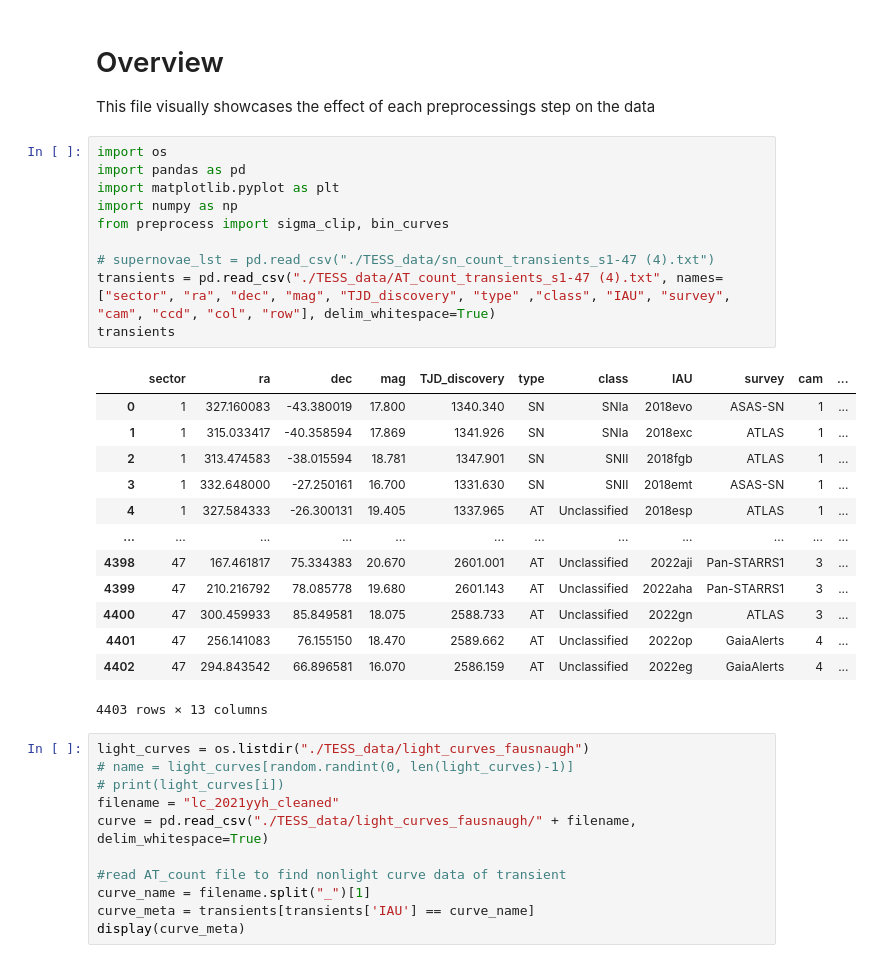
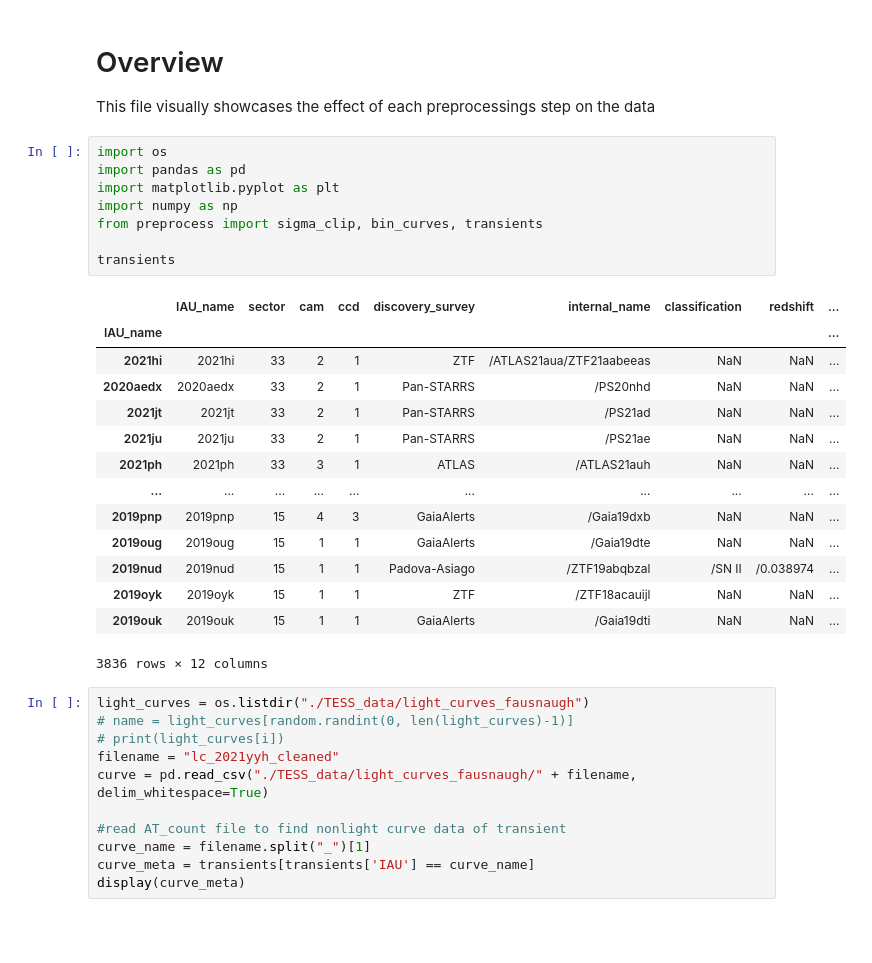
Before and after one commit to halihuang/TESSEpochTime, a Jupyter notebook: tess_preprocessing.ipynb, the cells around one changed output. Cells and saved outputs as stored; diff of their text form; blank space fills up the shorter version.

```diff
--- a/tess_preprocessing.ipynb
+++ b/tess_preprocessing.ipynb
@@ -4,27 +4,26 @@ This file visually showcases the effect of each preprocessings step on the data
 # %%
 import os
 import pandas as pd
 import matplotlib.pyplot as plt
 import numpy as np
-from preprocess import sigma_clip, bin_curves
+from preprocess import sigma_clip, bin_curves, transients
 
-# supernovae_lst = pd.read_csv("./TESS_data/sn_count_transients_s1-47 (4).txt")
-transients = pd.read_csv("./TESS_data/AT_count_transients_s1-47 (4).txt", names=["sector", "ra", "dec", "mag", "TJD_discovery", "type" ,"class", "IAU", "survey", "cam", "ccd", "col", "row"], delim_whitespace=True)
 transients
 # %% [output]
-|  | sector | ra | dec | mag | TJD_discovery | type | class | IAU | survey | cam | ... |
-| 0 | 1 | 327.160083 | -43.380019 | 17.800 | 1340.340 | SN | SNIa | 2018evo | ASAS-SN | 1 | ... |
-| 1 | 1 | 315.033417 | -40.358594 | 17.869 | 1341.926 | SN | SNIa | 2018exc | ATLAS | 1 | ... |
-| 2 | 1 | 313.474583 | -38.015594 | 18.781 | 1347.901 | SN | SNII | 2018fgb | ATLAS | 1 | ... |
-| 3 | 1 | 332.648000 | -27.250161 | 16.700 | 1331.630 | SN | SNII | 2018emt | ASAS-SN | 1 | ... |
-| 4 | 1 | 327.584333 | -26.300131 | 19.405 | 1337.965 | AT | Unclassified | 2018esp | ATLAS | 1 | ... |
-| ... | ... | ... | ... | ... | ... | ... | ... | ... | ... | ... | ... |
-| 4398 | 47 | 167.461817 | 75.334383 | 20.670 | 2601.001 | AT | Unclassified | 2022aji | Pan-STARRS1 | 3 | ... |
-| 4399 | 47 | 210.216792 | 78.085778 | 19.680 | 2601.143 | AT | Unclassified | 2022aha | Pan-STARRS1 | 3 | ... |
-| 4400 | 47 | 300.459933 | 85.849581 | 18.075 | 2588.733 | AT | Unclassified | 2022gn | ATLAS | 3 | ... |
-| 4401 | 47 | 256.141083 | 76.155150 | 18.470 | 2589.662 | AT | Unclassified | 2022op | GaiaAlerts | 4 | ... |
-| 4402 | 47 | 294.843542 | 66.896581 | 16.070 | 2586.159 | AT | Unclassified | 2022eg | GaiaAlerts | 4 | ... |
+|  | IAU_name | sector | cam | ccd | discovery_survey | internal_name | classification | redshift | ... |
+| IAU_name |  |  |  |  |  |  |  |  | ... |
+| 2021hi | 2021hi | 33 | 2 | 1 | ZTF | /ATLAS21aua/ZTF21aabeeas | NaN | NaN | ... |
+| 2020aedx | 2020aedx | 33 | 2 | 1 | Pan-STARRS | /PS20nhd | NaN | NaN | ... |
+| 2021jt | 2021jt | 33 | 2 | 1 | Pan-STARRS | /PS21ad | NaN | NaN | ... |
+| 2021ju | 2021ju | 33 | 2 | 1 | Pan-STARRS | /PS21ae | NaN | NaN | ... |
+| 2021ph | 2021ph | 33 | 3 | 1 | ATLAS | /ATLAS21auh | NaN | NaN | ... |
+| ... | ... | ... | ... | ... | ... | ... | ... | ... | ... |
+| 2019pnp | 2019pnp | 15 | 4 | 3 | GaiaAlerts | /Gaia19dxb | NaN | NaN | ... |
+| 2019oug | 2019oug | 15 | 1 | 1 | GaiaAlerts | /Gaia19dte | NaN | NaN | ... |
+| 2019nud | 2019nud | 15 | 1 | 1 | Padova-Asiago | /ZTF19abqbzal | /SN II | /0.038974 | ... |
+| 2019oyk | 2019oyk | 15 | 1 | 1 | ZTF | /ZTF18acauijl | NaN | NaN | ... |
+| 2019ouk | 2019ouk | 15 | 1 | 1 | GaiaAlerts | /Gaia19dti | NaN | NaN | ... |
-4403 rows × 13 columns
+3836 rows × 12 columns
 # %%
 light_curves = os.listdir("./TESS_data/light_curves_fausnaugh")
 # name = light_curves[random.randint(0, len(light_curves)-1)]
```
Also changed, not shown: parts of 5 cells of this notebook, 9 other files.
